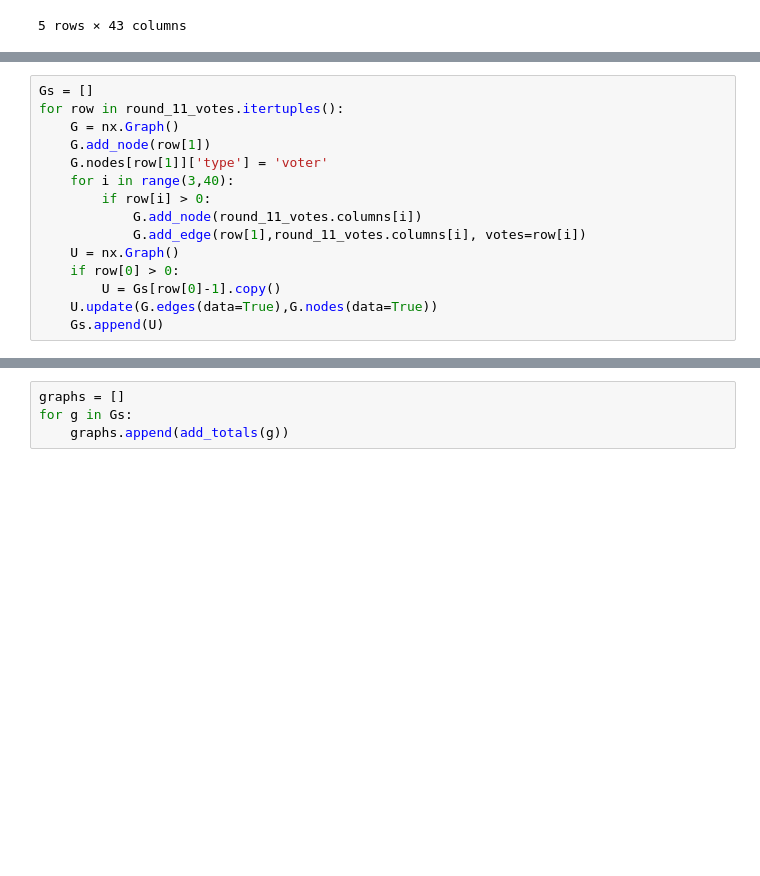
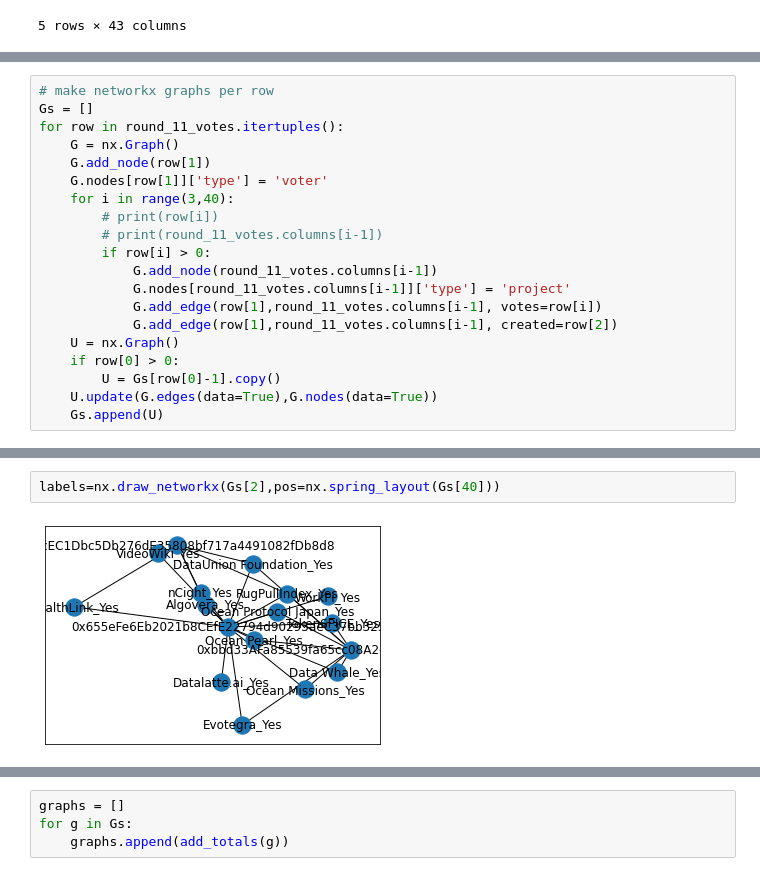
Before and after one commit to le-dawg/OceanProtocol-Rounds-Data, a Jupyter notebook: OceanDAO-data-analysis.ipynb, the cells around one changed output, grey strips where cells are left out. Saved outputs shown, nothing was run; the diff lists cells and outputs as text; blank space fills up the shorter version.

Commit message:
tinkered with holomap and networkx

```diff
--- a/OceanDAO-data-analysis.ipynb
+++ b/OceanDAO-data-analysis.ipynb
@@ -252,14 +263,19 @@ round_11_votes.head()
 5 rows × 40 columns
 # %%
+# make networkx graphs per row
 Gs = []
 for row in round_11_votes.itertuples():
     G = nx.Graph()
     G.add_node(row[1])
     G.nodes[row[1]]['type'] = 'voter'
     for i in range(3,40):
+        # print(row[i])
+        # print(round_11_votes.columns[i-1])
         if row[i] > 0:
-            G.add_node(round_11_votes.columns[i])
-            G.add_edge(row[1],round_11_votes.columns[i], votes=row[i])
+            G.add_node(round_11_votes.columns[i-1])
+            G.nodes[round_11_votes.columns[i-1]]['type'] = 'project'
+            G.add_edge(row[1],round_11_votes.columns[i-1], votes=row[i])
+            G.add_edge(row[1],round_11_votes.columns[i-1], created=row[2])
     U = nx.Graph()
     if row[0] > 0:
         U = Gs[row[0]-1].copy()
@@ -274,3 +304,7 @@ list(Gs[0].nodes().data())
+# %%
+labels=nx.draw_networkx(Gs[2],pos=nx.spring_layout(Gs[40]))
+# %% [output]
+[figure, added]
 # %%
 !pip install holoviews
 !pip install panel
```
Also changed, not shown: parts of 14 cells of this notebook.
